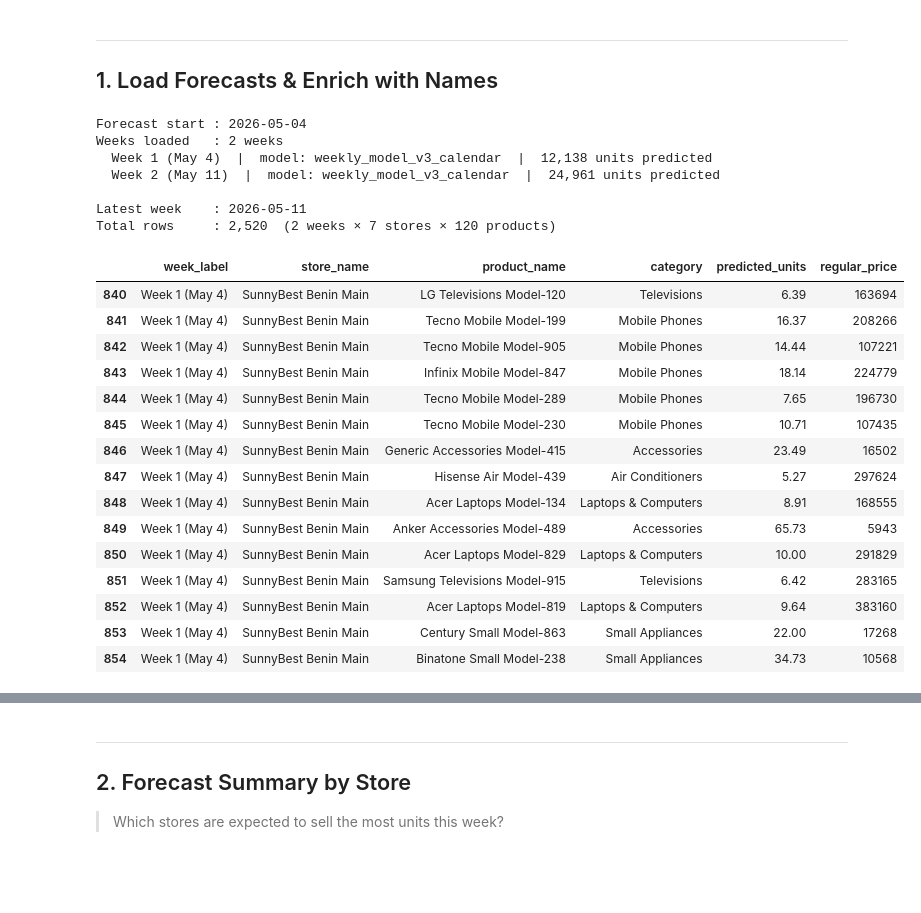
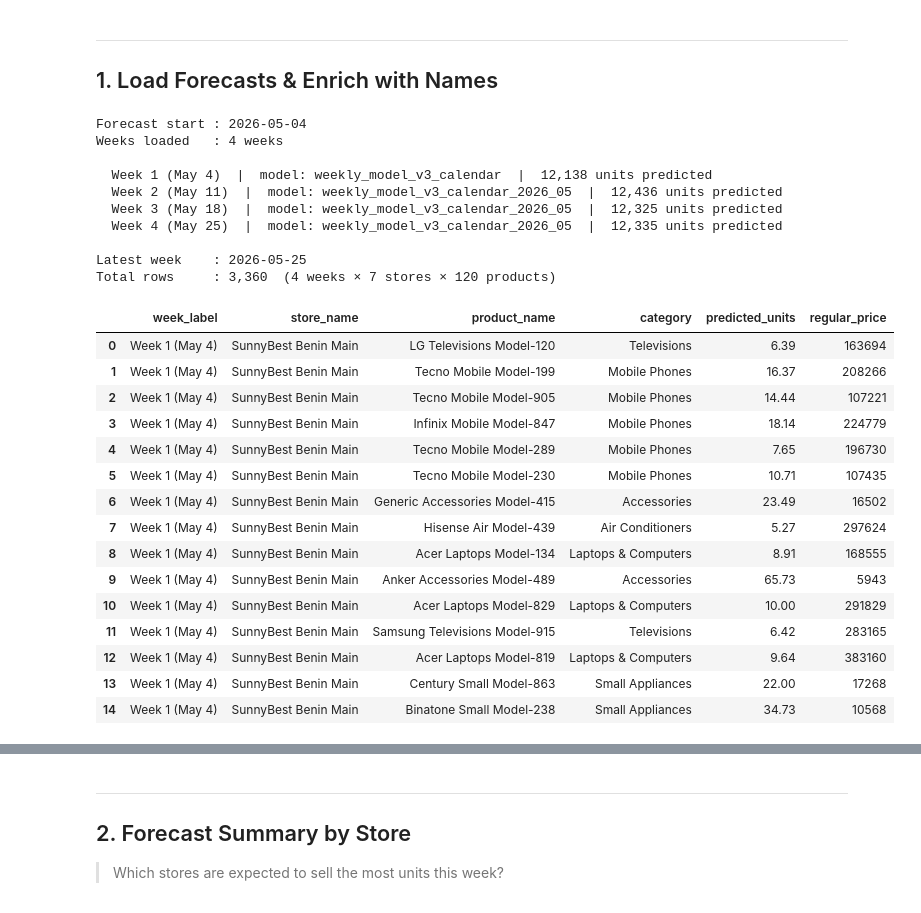
Before and after one commit to Bonaboss01/retail-sales-forecasting-genai, a Jupyter notebook: notebooks/14_weekly_forecast_analysis.ipynb, the cells around one changed output, grey strips where cells are left out. Cells and saved outputs as stored; diff of their text form; code cells hidden in the pictures; blank space fills up the shorter version.

```diff
--- a/notebooks/14_weekly_forecast_analysis.ipynb
+++ b/notebooks/14_weekly_forecast_analysis.ipynb
@@ -51,66 +51,83 @@ Setup complete
 ---
 ## 1. Load Forecasts & Enrich with Names
 # %%
-# Load forecasts
+# ── Step 1: Load the forecast CSV ─────────────────────────────────────────────
+# This file is generated by generate_weekly_forecast.py
+# It contains predicted units for every store × product combination per week
 df = pd.read_csv(FORECAST_PATH)
-df["week_start"]      = pd.to_datetime(df["week_start"])
-df["store_id"]        = df["store_id"].astype(str)
+df["week_start"]      = pd.to_datetime(df["week_start"])       # convert to datetime
+df["store_id"]        = df["store_id"].astype(str)             # keep as string for merging
 df["product_id"]      = pd.to_numeric(df["product_id"], errors="coerce").astype(int)
 df["predicted_units"] = pd.to_numeric(df["predicted_units"], errors="coerce")
 
-# Load dim tables for names
+# ── Step 2: Load dimension tables from Supabase ────────────────────────────────
+# The forecast file only has IDs (store_id, product_id)
+# We pull store names, product names, categories and prices from the DB
+# so we can display readable labels instead of raw numbers
 stores   = pd.read_sql("SELECT store_id::text, store_name, store_size, city, region FROM core.dim_stores", engine)
 products = pd.read_sql("SELECT product_id, product_name, category, regular_price FROM core.dim_products", engine)
 products["product_id"] = products["product_id"].astype(int)
 
-# Enrich
+# ── Step 3: Enrich the forecast with store and product names ───────────────────
 df = df.merge(stores,   on="store_id",   how="left")
 df = df.merge(products, on="product_id", how="left")
 
-# Filter from Week 1 of May (commencing May 4)
+# ── Step 4: Filter to our forecast window (Week 1 of May onwards) ─────────────
+# May 4 is Week 1 — everything from that date onwards is included
+# This shows ALL forecast weeks, not just the latest one
 FORECAST_START = "2026-05-04"
 fc = df[df["week_start"] >= FORECAST_START].copy()
-latest_week = fc["week_start"].max()
+latest_week = fc["week_start"].max()  # most recent forecast week
 
-# Add week labels — update this dict each time a new week is forecasted
+# ── Step 5: Add friendly week labels ──────────────────────────────────────────
+# Each forecast date gets a readable label e.g. "Week 1 (May 4)"
+# ADD A NEW LINE HERE every time you generate a new forecast week
 week_labels = {
     pd.Timestamp("2026-05-04"): "Week 1 (May 4)",
     pd.Timestamp("2026-05-11"): "Week 2 (May 11)",
+    pd.Timestamp("2026-05-18"): "Week 3 (May 18)",
+    pd.Timestamp("2026-05-25"): "Week 4 (May 25)",
 }
 fc["week_label"] = fc["week_start"].map(week_labels).fillna(fc["week_start"].dt.strftime("Week of %b %d"))
 
+# ── Step 6: Print a summary of all forecast weeks loaded ──────────────────────
 print(f"Forecast start : {FORECAST_START}")
-print(f"Weeks loaded   : {fc['week_start'].nunique()} weeks")
+print(f"Weeks loaded   : {fc['week_start'].nunique()} weeks\n")
 for w, label in sorted(week_labels.items()):
     wk = fc[fc["week_start"] == w]
     if not wk.empty:
         print(f"  {label}  |  model: {wk['model_version'].iloc[0]}  |  {wk['predicted_units'].sum():,.0f} units predicted")
-print()
-print(f"Latest week    : {latest_week.date()}")
+
+print(f"\nLatest week    : {latest_week.date()}")
 print(f"Total rows     : {len(fc):,}  ({fc['week_start'].nunique()} weeks × {fc['store_id'].nunique()} stores × {fc['product_id'].nunique()} products)")
 print()
-display(fc[["week_label","store_name","product_name","category","predicted_units","regular_price"]].head(15))
+
+# Preview — shows all weeks combined, first 15 rows
+display(fc[["week_label", "store_name", "product_name", "category", "predicted_units", "regular_price"]].head(15))
 # %% [output]
 Forecast start : 2026-05-04
-Weeks loaded   : 2 weeks
+Weeks loaded   : 4 weeks
+
   Week 1 (May 4)  |  model: weekly_model_v3_calendar  |  12,138 units predicted
-  Week 2 (May 11)  |  model: weekly_model_v3_calendar  |  24,961 units predicted
+  Week 2 (May 11)  |  model: weekly_model_v3_calendar_2026_05  |  12,436 units predicted
+  Week 3 (May 18)  |  model: weekly_model_v3_calendar_2026_05  |  12,325 units predicted
+  Week 4 (May 25)  |  model: weekly_model_v3_calendar_2026_05  |  12,335 units predicted
 
-Latest week    : 2026-05-11
-Total rows     : 2,520  (2 weeks × 7 stores × 120 products)
+Latest week    : 2026-05-25
+Total rows     : 3,360  (4 weeks × 7 stores × 120 products)
 |  | week_label | store_name | product_name | category | predicted_units | regular_price |
-| 840 | Week 1 (May 4) | SunnyBest Benin Main | LG Televisions Model-120 | Televisions | 6.39 | 163694 |
-| 841 | Week 1 (May 4) | SunnyBest Benin Main | Tecno Mobile Model-199 | Mobile Phones | 16.37 | 208266 |
-| 842 | Week 1 (May 4) | SunnyBest Benin Main | Tecno Mobile Model-905 | Mobile Phones | 14.44 | 107221 |
-| 843 | Week 1 (May 4) | SunnyBest Benin Main | Infinix Mobile Model-847 | Mobile Phones | 18.14 | 224779 |
-| 844 | Week 1 (May 4) | SunnyBest Benin Main | Tecno Mobile Model-289 | Mobile Phones | 7.65 | 196730 |
-| 845 | Week 1 (May 4) | SunnyBest Benin Main | Tecno Mobile Model-230 | Mobile Phones | 10.71 | 107435 |
-| 846 | Week 1 (May 4) | SunnyBest Benin Main | Generic Accessories Model-415 | Accessories | 23.49 | 16502 |
-| 847 | Week 1 (May 4) | SunnyBest Benin Main | Hisense Air Model-439 | Air Conditioners | 5.27 | 297624 |
-| 848 | Week 1 (May 4) | SunnyBest Benin Main | Acer Laptops Model-134 | Laptops & Computers | 8.91 | 168555 |
-| 849 | Week 1 (May 4) | SunnyBest Benin Main | Anker Accessories Model-489 | Accessories | 65.73 | 5943 |
-| 850 | Week 1 (May 4) | SunnyBest Benin Main | Acer Laptops Model-829 | Laptops & Computers | 10.00 | 291829 |
-| 851 | Week 1 (May 4) | SunnyBest Benin Main | Samsung Televisions Model-915 | Televisions | 6.42 | 283165 |
-| 852 | Week 1 (May 4) | SunnyBest Benin Main | Acer Laptops Model-819 | Laptops & Computers | 9.64 | 383160 |
-| 853 | Week 1 (May 4) | SunnyBest Benin Main | Century Small Model-863 | Small Appliances | 22.00 | 17268 |
-| 854 | Week 1 (May 4) | SunnyBest Benin Main | Binatone Small Model-238 | Small Appliances | 34.73 | 10568 |
+| 0 | Week 1 (May 4) | SunnyBest Benin Main | LG Televisions Model-120 | Televisions | 6.39 | 163694 |
+| 1 | Week 1 (May 4) | SunnyBest Benin Main | Tecno Mobile Model-199 | Mobile Phones | 16.37 | 208266 |
+| 2 | Week 1 (May 4) | SunnyBest Benin Main | Tecno Mobile Model-905 | Mobile Phones | 14.44 | 107221 |
+| 3 | Week 1 (May 4) | SunnyBest Benin Main | Infinix Mobile Model-847 | Mobile Phones | 18.14 | 224779 |
+| 4 | Week 1 (May 4) | SunnyBest Benin Main | Tecno Mobile Model-289 | Mobile Phones | 7.65 | 196730 |
+| 5 | Week 1 (May 4) | SunnyBest Benin Main | Tecno Mobile Model-230 | Mobile Phones | 10.71 | 107435 |
+| 6 | Week 1 (May 4) | SunnyBest Benin Main | Generic Accessories Model-415 | Accessories | 23.49 | 16502 |
+| 7 | Week 1 (May 4) | SunnyBest Benin Main | Hisense Air Model-439 | Air Conditioners | 5.27 | 297624 |
+| 8 | Week 1 (May 4) | SunnyBest Benin Main | Acer Laptops Model-134 | Laptops & Computers | 8.91 | 168555 |
+| 9 | Week 1 (May 4) | SunnyBest Benin Main | Anker Accessories Model-489 | Accessories | 65.73 | 5943 |
+| 10 | Week 1 (May 4) | SunnyBest Benin Main | Acer Laptops Model-829 | Laptops & Computers | 10.00 | 291829 |
+| 11 | Week 1 (May 4) | SunnyBest Benin Main | Samsung Televisions Model-915 | Televisions | 6.42 | 283165 |
+| 12 | Week 1 (May 4) | SunnyBest Benin Main | Acer Laptops Model-819 | Laptops & Computers | 9.64 | 383160 |
+| 13 | Week 1 (May 4) | SunnyBest Benin Main | Century Small Model-863 | Small Appliances | 22.00 | 17268 |
+| 14 | Week 1 (May 4) | SunnyBest Benin Main | Binatone Small Model-238 | Small Appliances | 34.73 | 10568 |
```
Also changed, not shown: parts of 20 cells of this notebook, 2 other files.
